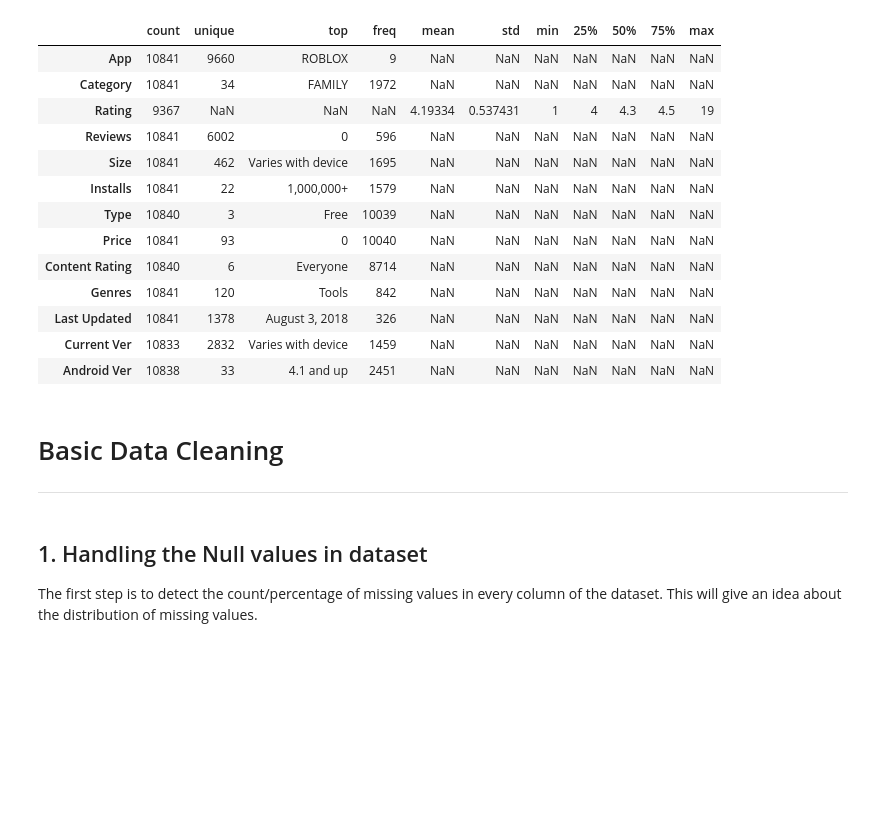
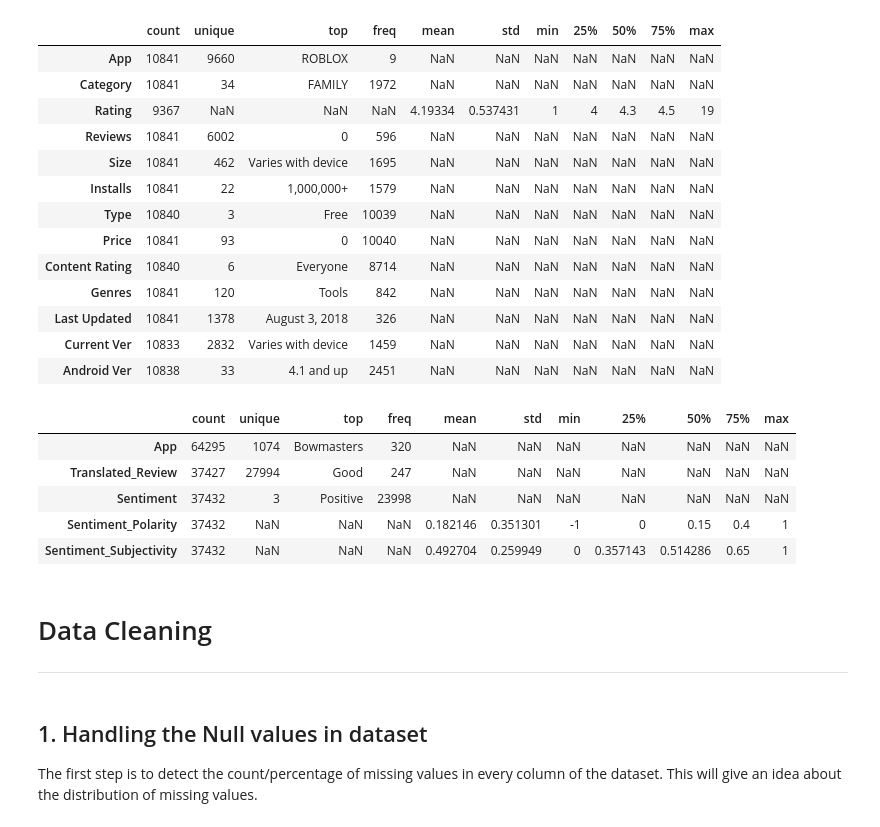
Before and after one commit to Anupam-Durutkar/Exploratory-Analysis-On-Play-Store-Apps, a Jupyter notebook: Exploratory_Analysis_On_Play_Store_Apps.ipynb, the cells around one changed output. Drawn from its saved outputs; the diff is of its cells as text; code cells hidden in the pictures; blank space fills up the shorter version.

```diff
--- a/Exploratory_Analysis_On_Play_Store_Apps.ipynb
+++ b/Exploratory_Analysis_On_Play_Store_Apps.ipynb
@@ -162,8 +159,17 @@ play_store_df.describe(include='all').T
 | Last Updated | 10841 | 1378 | August 3, 2018 | 326 | NaN | NaN | NaN | NaN | NaN | NaN | NaN |
 | Current Ver | 10833 | 2832 | Varies with device | 1459 | NaN | NaN | NaN | NaN | NaN | NaN | NaN |
 | Android Ver | 10838 | 33 | 4.1 and up | 2451 | NaN | NaN | NaN | NaN | NaN | NaN | NaN |
+# %%
+user_ratings_df.describe(include='all').T
+# %% [output]
+|  | count | unique | top | freq | mean | std | min | 25% | 50% | 75% | max |
+| App | 64295 | 1074 | Bowmasters | 320 | NaN | NaN | NaN | NaN | NaN | NaN | NaN |
+| Translated_Review | 37427 | 27994 | Good | 247 | NaN | NaN | NaN | NaN | NaN | NaN | NaN |
+| Sentiment | 37432 | 3 | Positive | 23998 | NaN | NaN | NaN | NaN | NaN | NaN | NaN |
+| Sentiment_Polarity | 37432 | NaN | NaN | NaN | 0.182146 | 0.351301 | -1 | 0 | 0.15 | 0.4 | 1 |
+| Sentiment_Subjectivity | 37432 | NaN | NaN | NaN | 0.492704 | 0.259949 | 0 | 0.357143 | 0.514286 | 0.65 | 1 |
 # %% [markdown]
-# Basic Data Cleaning
+# Data Cleaning
 
 ---
 # %% [markdown]
```
Also changed, not shown: parts of 26 cells of this notebook.
